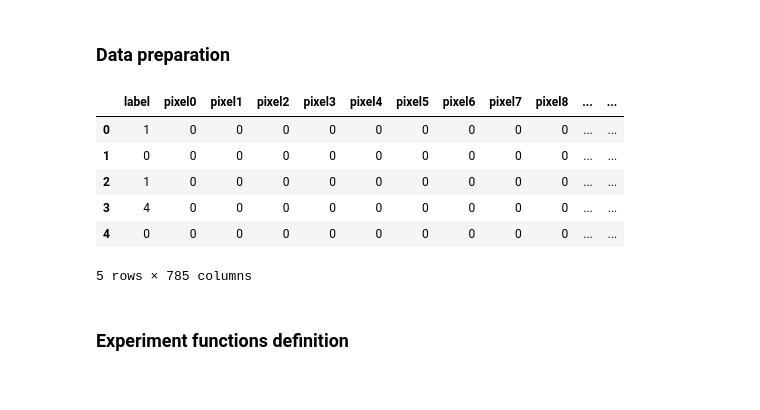
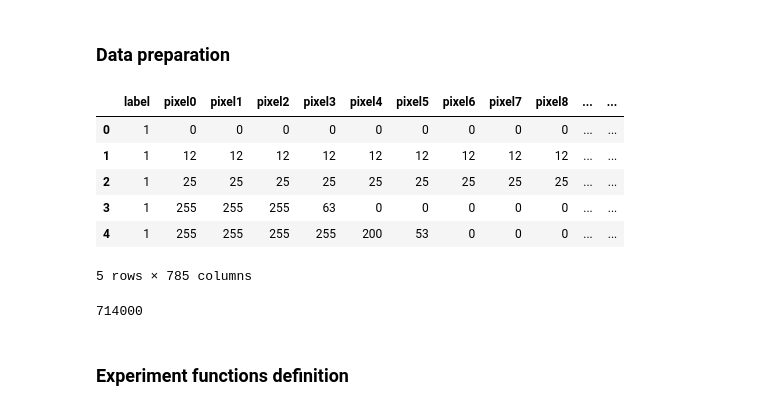
Before and after one commit to Siemashko/DL-Project-1, a Jupyter notebook: MNIST/architecture_experiment.ipynb, the cells around one changed output. Saved outputs shown, nothing was run; the diff lists cells and outputs as text; code cells hidden in the pictures.

```diff
--- a/MNIST/architecture_experiment.ipynb
+++ b/MNIST/architecture_experiment.ipynb
@@ -17,24 +68,39 @@ import pandas as pd
 # %%
 test_size = 6000
 train_size = 1000
 weight_initialization = WeightInitialization.HE
 random_seeds = [1234, 4321, 2021]
 activation_function = Activation.TANH
 loss_function = CROSSENTROPY
 reg_L1 = 0
 reg_L2 = 0
 batch_size = 30
 epochs = 100
 learning_rate = 1e-2
 momentum = 0.9
 
-df: pd.DataFrame = pd.read_csv("data/train.csv");
+df: pd.DataFrame = pd.read_csv("MNIST/data/train.csv")
 df.head()
 # %% [output]
 |  | label | pixel0 | pixel1 | pixel2 | pixel3 | pixel4 | pixel5 | pixel6 | pixel7 | pixel8 | ... | ... |
 | 0 | 1 | 0 | 0 | 0 | 0 | 0 | 0 | 0 | 0 | 0 | ... | ... |
-| 1 | 0 | 0 | 0 | 0 | 0 | 0 | 0 | 0 | 0 | 0 | ... | ... |
-| 2 | 1 | 0 | 0 | 0 | 0 | 0 | 0 | 0 | 0 | 0 | ... | ... |
-| 3 | 4 | 0 | 0 | 0 | 0 | 0 | 0 | 0 | 0 | 0 | ... | ... |
-| 4 | 0 | 0 | 0 | 0 | 0 | 0 | 0 | 0 | 0 | 0 | ... | ... |
+| 1 | 1 | 12 | 12 | 12 | 12 | 12 | 12 | 12 | 12 | 12 | ... | ... |
+| 2 | 1 | 25 | 25 | 25 | 25 | 25 | 25 | 25 | 25 | 25 | ... | ... |
+| 3 | 1 | 255 | 255 | 255 | 63 | 0 | 0 | 0 | 0 | 0 | ... | ... |
+| 4 | 1 | 255 | 255 | 255 | 255 | 200 | 53 | 0 | 0 | 0 | ... | ... |
 5 rows × 785 columns
+# %%
+results = []
+for i, row in tqdm(list(df.iterrows())):
+    img = row.iloc[1:].values.reshape(28,28)/255
+    temp = []
+    temp += [img]
+    temp += [img*0.95 + 0.05, img*0.9 + 0.1]
+    temp += rotate(img)
+    temp += [noise(img) for _ in range(4)]
+    temp += gaussian(img)
+    temp += light(img)
+    temp = [np.r_[row.label, (255*pic.reshape(-1)).astype(np.int16,copy=False)] for pic in temp]
+    results += temp
+# %% [output]
+714000
```
Also changed, not shown: parts of 7 cells of this notebook.
